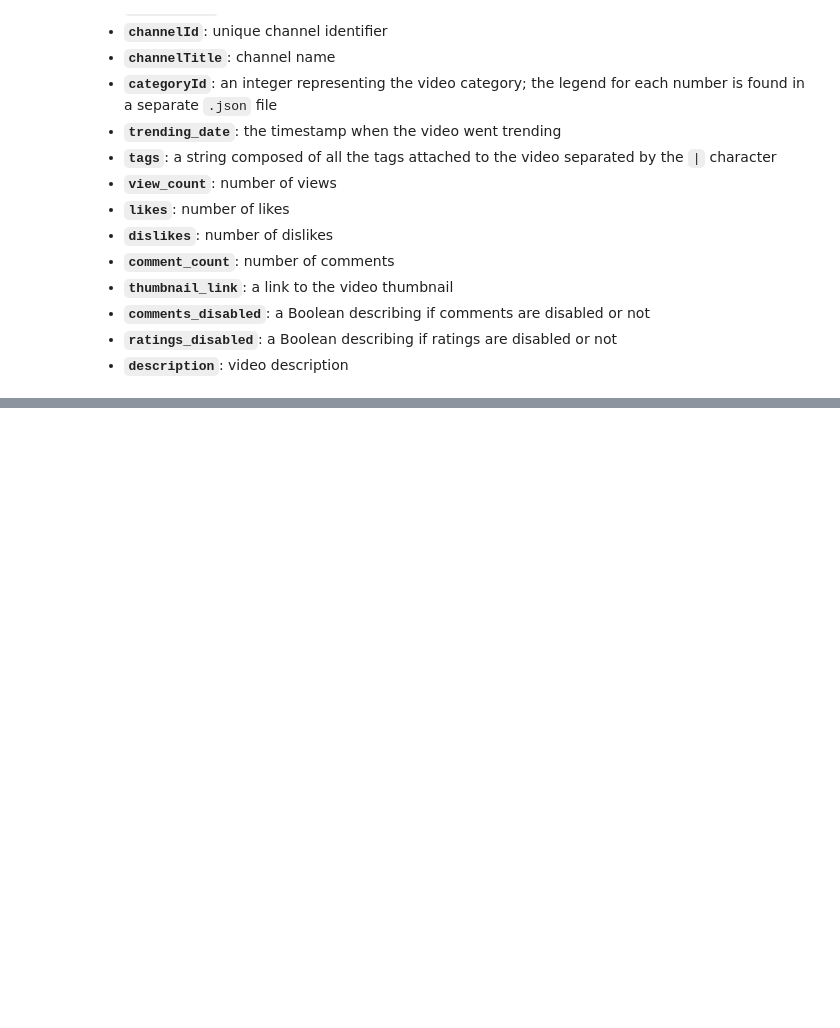
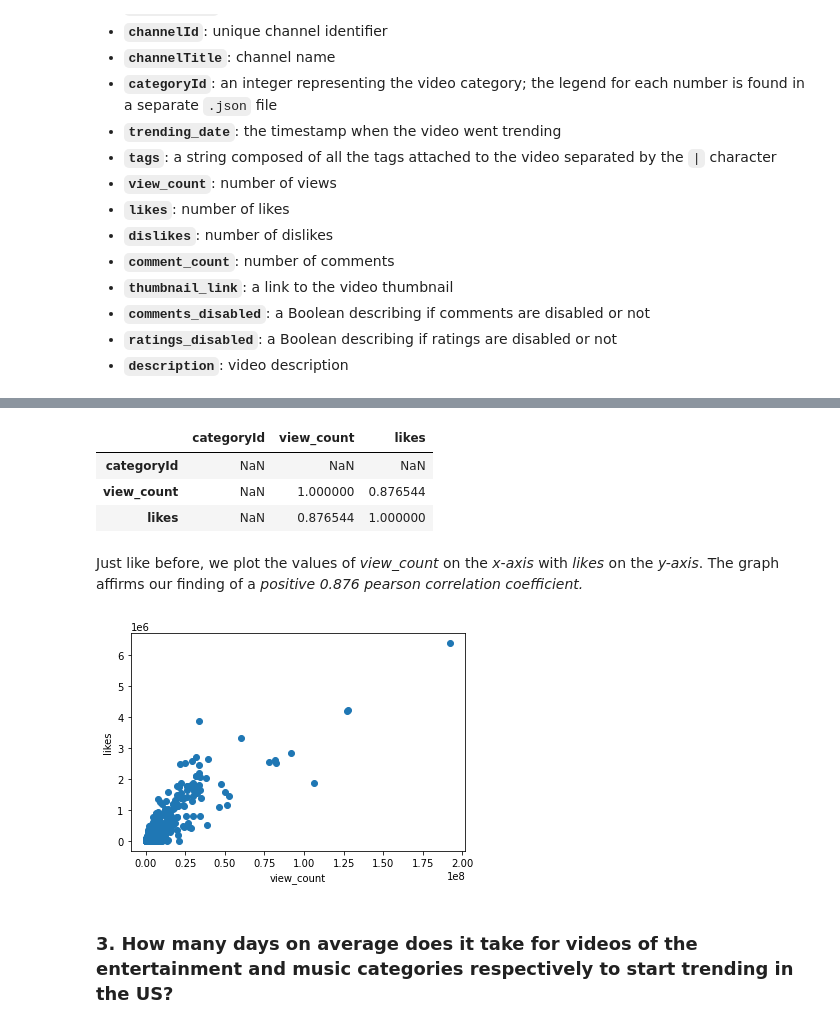
Before and after one commit to kether82/Project-1, a Jupyter notebook: Untitled0.ipynb, the cells around one changed output, grey strips where cells are left out. Drawn from its saved outputs; the diff is of its cells as text; code cells hidden in the pictures; blank space fills up the shorter version.

```diff
--- a/Untitled0.ipynb
+++ b/Untitled0.ipynb
@@ -51,0 +249,18 @@ Each row in the dataset representes a video while the columns are details or var
+# %%
+dataset_top2_cat24.corr(method ="pearson")
+# %% [output]
+|  | categoryId | view_count | likes |
+| categoryId | NaN | NaN | NaN |
+| view_count | NaN | 1.000000 | 0.876544 |
+| likes | NaN | 0.876544 | 1.000000 |
+# %% [markdown]
+Just like before, we plot the values of *view_count* on the *x-axis* with *likes* on the *y-axis*. The graph affirms our finding of a *positive 0.876 pearson correlation coefficient.*
+# %%
+plt.scatter(dataset_top2_cat24.view_count,dataset_top2_cat24.likes)
+plt.xlabel('view_count')
+plt.ylabel('likes')
+plt.show()
+# %% [output]
+[figure, added]
+# %% [markdown]
+### 3. How many days on average does it take for videos of the entertainment and music categories respectively to start trending in the US?
```
Also changed, not shown: parts of 41 cells of this notebook.
